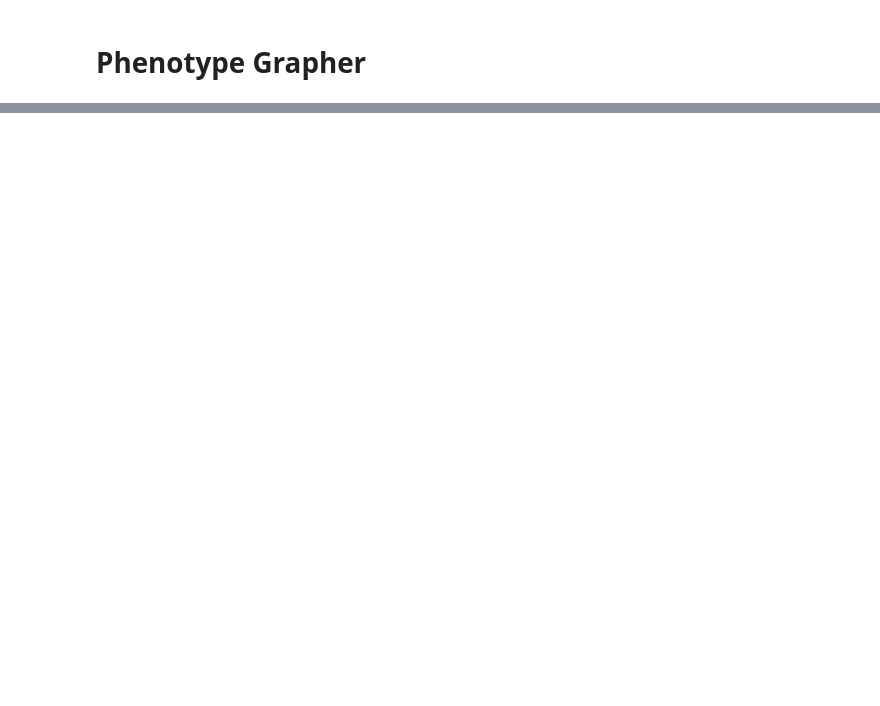
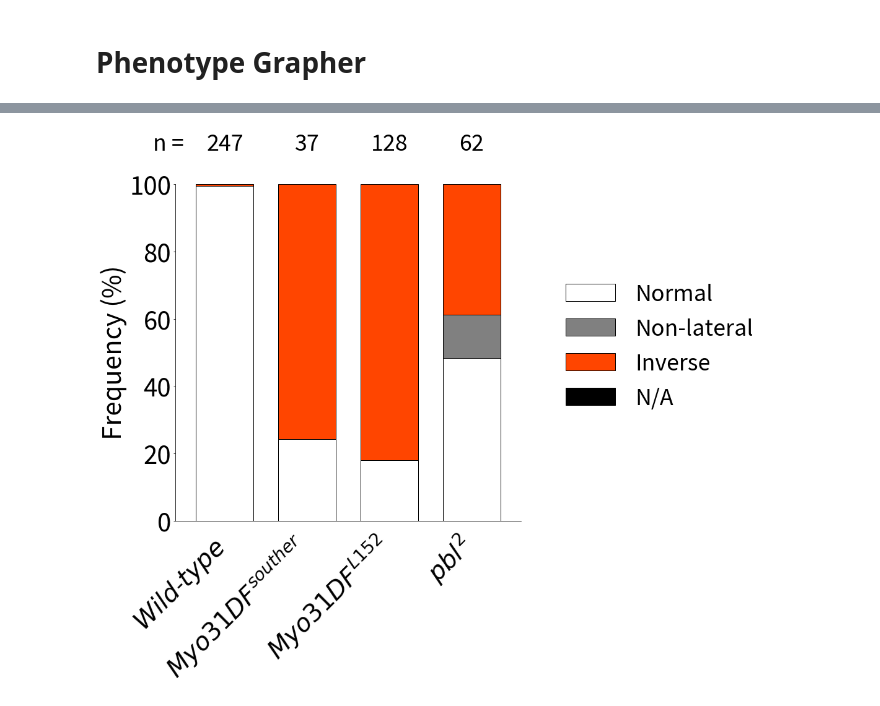
Before and after one commit to ishibaki/PhenotypeGraphMaker, a Jupyter notebook: MakeStackedBarPlot.ipynb, the cells around one changed output, grey strips where cells are left out. Cells and saved outputs as stored; diff of their text form; code cells hidden in the pictures; blank space fills up the shorter version.

Commit message:
Change no X-ticks & genotype label

```diff
--- a/MakeStackedBarPlot.ipynb
+++ b/MakeStackedBarPlot.ipynb
@@ -22,69 +34,69 @@ df2
 # %%
 # 図を作る前に，サイズの調整
 
-graph_width = 15 # グラフエリアの横幅
-graph_height = 12 # グラフエリアの高さ
+graph_width = 10
+graph_height = 10
 
-figsize = (graph_width, graph_height) # まとめただけなので気にしないで
+figsize = (graph_width, graph_height)
 
-xlabel_fontsize = 45 # x軸ラベルの文字の大きさ
-ylabel_fontsize = 14 # y軸ラベルの文字の大きさ
-legend_fontsize = 40 # 凡例の文字の大きさ
-total_num_fontsize = 40 # N数表示の文字の大きさ
+xlabel_fontsize = 45
+ylabel_fontsize = 14
+legend_fontsize = 40
+total_num_fontsize = 40
 
-# 凡例の位置は，7系統以上だと上に置いたほうが分かり易い気がする
-# 一方で6系統以下だと上に置くと詰まりすぎるので横に置こう
-
-legend_loc_morethan7 = (0.03,1.2) # 7系統以上の時の凡例の位置
-legend_loc_lessthan6 = (1, 0.2) # 6系統以下の時の凡例の位置
-
-# 棒グラフの幅を設定
-bar_width = 0.7
-
-# y軸に制限をかける場合はここをいじる
-# 基本は(0, 100)で良いはず
-ylim = (0, 100)
+legend_loc_morethan7 = (0.03,1.2)
+legend_loc_lessthan6 = (1.1, 0.3)
 
 # フォントの整備
 import matplotlib as mpl
-mpl.rcParams['font.family'] = 'Source Sans Pro' # 好みのフォントを使おう
+mpl.rcParams['font.family'] = 'Source Sans Pro'
 
 # 使えるフォントの確認は以下から
 # import matplotlib.font_manager
 # print([f.name for f in matplotlib.font_manager.fontManager.ttflist])
 
-# 以下からやっとグラフの作成に取り掛かるよ
-
 # 積み上げ棒グラフの作成
-ax = df2.plot(kind="bar", stacked=True, width=bar_width, figsize=figsize, ylim=ylim, fontsize=xlabel_fontsize, color=['white', 'grey', 'orangered', 'black'], edgecolor='black')
+ax = df2.plot(kind="bar", stacked=True, width=0.7, figsize=figsize, ylim=(0,100), fontsize=xlabel_fontsize, color=['white', 'grey', 'orangered', 'black'], edgecolor='black')
 ax.set_ylabel("Frequency (%)", fontsize=10/3*ylabel_fontsize)
 
 # グラフの囲み線の内，上と右の部分を削除
 plt.gca().spines['right'].set_visible(False)
 plt.gca().spines['top'].set_visible(False)
 
 # 横軸ラベルを傾け，haでずれを寄せる
-ax.set_xticklabels(ax.xaxis.get_majorticklabels(), rotation=45, ha="right")
+# 上付き文字付きにするためにコメントアウト
+# ax.set_xticklabels(ax.xaxis.get_majorticklabels(), rotation=45, ha="right")
+
+# 上付き文字で遺伝型をラベル
+plt.xticks([])
+x_loc_xticklabels = graph_width / 130.0
+y_loc_xticklabels = -10 # これはたぶん任意に変更すべき
+for x, genotype_name in zip(range(len(df_total)),df2.index):
+    genotype_name = genotype_name.replace("[", "^{")
+    genotype_name = genotype_name.replace("]", "}")
+    genotype_name = genotype_name.replace("-", "$-$")
+    genotype_name = "$" + genotype_name + "$"
+    plt.text(x=x+x_loc_xticklabels, y=y_loc_xticklabels, s=genotype_name, ha="right", rotation=45, fontsize=legend_fontsize)
 
 # 目盛りが鬱陶しいので白色にしておく
-# lengthは適宜変えよう
-plt.gca().xaxis.set_tick_params(length=20, color="white")
+plt.gca().xaxis.set_tick_params(length=20, tick1On=False)
 
 # fig legendを設定
 if len(df_total) > 6:
     plt.legend(loc=legend_loc_morethan7, fontsize=legend_fontsize, ncol=4, frameon=False)
 else:
     plt.legend(loc=legend_loc_lessthan6, fontsize=legend_fontsize, ncol=1, frameon=False)
 
 # n数を置く
-n_loc = {"x": 0, "y": 110}
-plt.text(x=-0.5, y=n_loc["y"], s="n =", fontsize=total_num_fontsize, ha='right')
+offset = {"x": 0, "y": 110}
+plt.text(x=-0.5, y=offset["y"], s="n =", fontsize=total_num_fontsize, ha='right')
 for total_num, x in zip(df_total, range(len(df_total))):
     if pd.isnull(total_num):
-        plt.text(x = x - n_loc["x"], y = n_loc["y"], s = "0", fontsize = total_num_fontsize, ha = "center")
+        plt.text(x = x - offset["x"], y = offset["y"], s = "0", fontsize = total_num_fontsize, ha = "center")
     else:
-        plt.text(x = x - n_loc["x"], y = n_loc["y"], s = str(int(total_num)), fontsize = total_num_fontsize, ha = "center")
-
+        plt.text(x = x - offset["x"], y = offset["y"], s = str(int(total_num)), fontsize = total_num_fontsize, ha = "center")
 
 # プロット
 plt.show()
+# %% [output]
+[figure, added]
```
Also changed, not shown: parts of 2 cells of this notebook, 1 other file.
